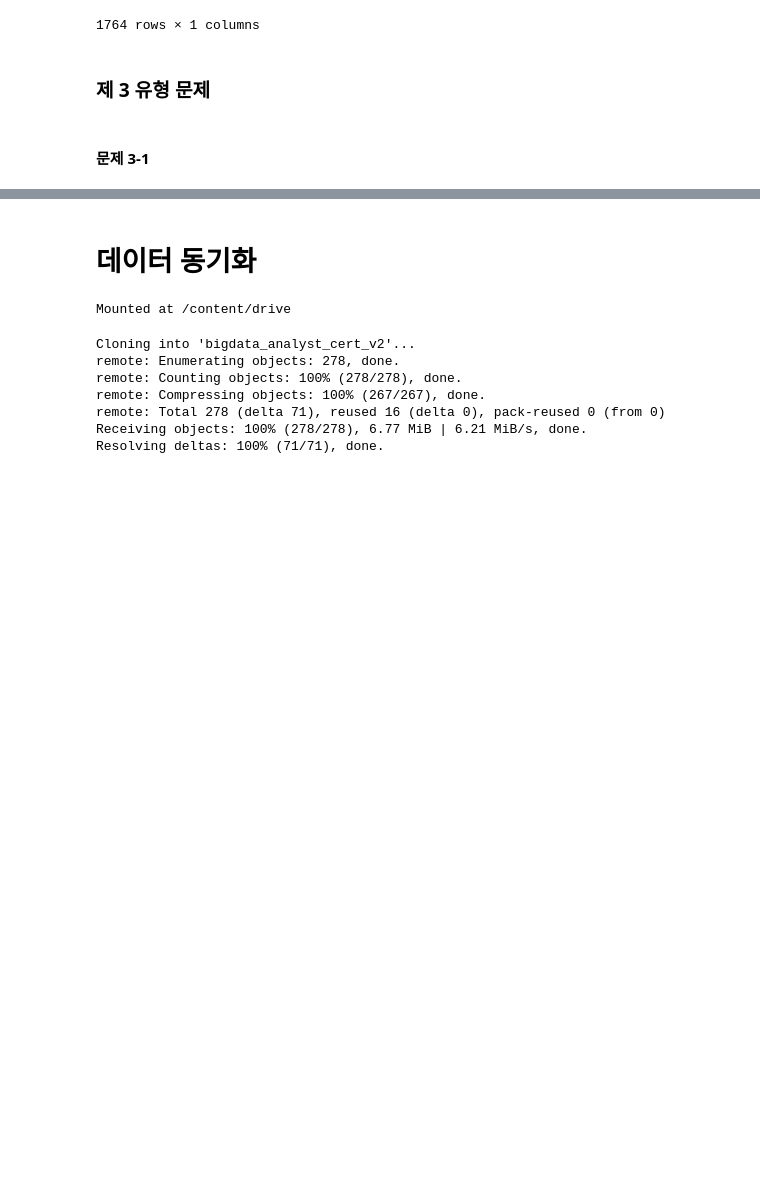
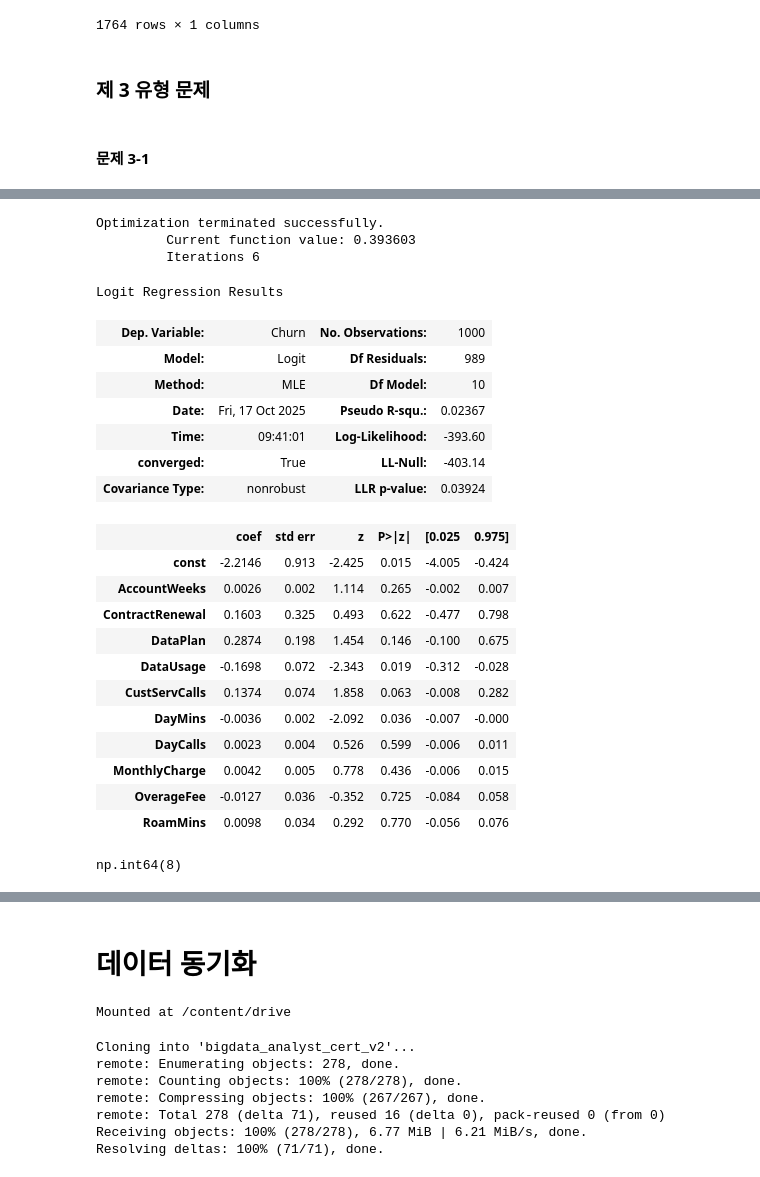
Before and after one commit to va4756/yemoon_bigdata_test, a Jupyter notebook: sinagong_bigdata.ipynb, the cells around one changed output, grey strips where cells are left out. Saved outputs shown, nothing was run; the diff lists cells and outputs as text; code cells hidden in the pictures; blank space fills up the shorter version.

```diff
--- a/sinagong_bigdata.ipynb
+++ b/sinagong_bigdata.ipynb
@@ -1862,0 +1865,5 @@ pd.read_csv('result.csv')
+# %%
+import pandas as pd
+df = pd.read_csv('/content/bigdata_analyst_cert_v2/part4/ch8/churn.csv')
+print(df.shape)
+df.head()
@@ -1862,0 +1899,38 @@ pd.read_csv('result.csv')
+# %%
+X = df.drop('Churn', axis=1)
+y = df['Churn']
+# %%
+import statsmodels.api as sm
+
+X_const = sm.add_constant(X)
+model = sm.Logit(y, X_const).fit()
+model.summary()
+# %% [output]
+Optimization terminated successfully.
+         Current function value: 0.393603
+         Iterations 6
+Logit Regression Results
+| Dep. Variable: | Churn | No. Observations: | 1000 |
+| Model: | Logit | Df Residuals: | 989 |
+| Method: | MLE | Df Model: | 10 |
+| Date: | Fri, 17 Oct 2025 | Pseudo R-squ.: | 0.02367 |
+| Time: | 09:41:01 | Log-Likelihood: | -393.60 |
+| converged: | True | LL-Null: | -403.14 |
+| Covariance Type: | nonrobust | LLR p-value: | 0.03924 |
+|  | coef | std err | z | P>|z| | [0.025 | 0.975] |
+| const | -2.2146 | 0.913 | -2.425 | 0.015 | -4.005 | -0.424 |
+| AccountWeeks | 0.0026 | 0.002 | 1.114 | 0.265 | -0.002 | 0.007 |
+| ContractRenewal | 0.1603 | 0.325 | 0.493 | 0.622 | -0.477 | 0.798 |
+| DataPlan | 0.2874 | 0.198 | 1.454 | 0.146 | -0.100 | 0.675 |
+| DataUsage | -0.1698 | 0.072 | -2.343 | 0.019 | -0.312 | -0.028 |
+| CustServCalls | 0.1374 | 0.074 | 1.858 | 0.063 | -0.008 | 0.282 |
+| DayMins | -0.0036 | 0.002 | -2.092 | 0.036 | -0.007 | -0.000 |
+| DayCalls | 0.0023 | 0.004 | 0.526 | 0.599 | -0.006 | 0.011 |
+| MonthlyCharge | 0.0042 | 0.005 | 0.778 | 0.436 | -0.006 | 0.015 |
+| OverageFee | -0.0127 | 0.036 | -0.352 | 0.725 | -0.084 | 0.058 |
+| RoamMins | 0.0098 | 0.034 | 0.292 | 0.770 | -0.056 | 0.076 |
+# %%
+res_df = (model.pvalues[1:] > 0.05)
+res_df.sum()
+# %% [output]
+np.int64(8)
```
Also changed, not shown: parts of 8 cells of this notebook.
